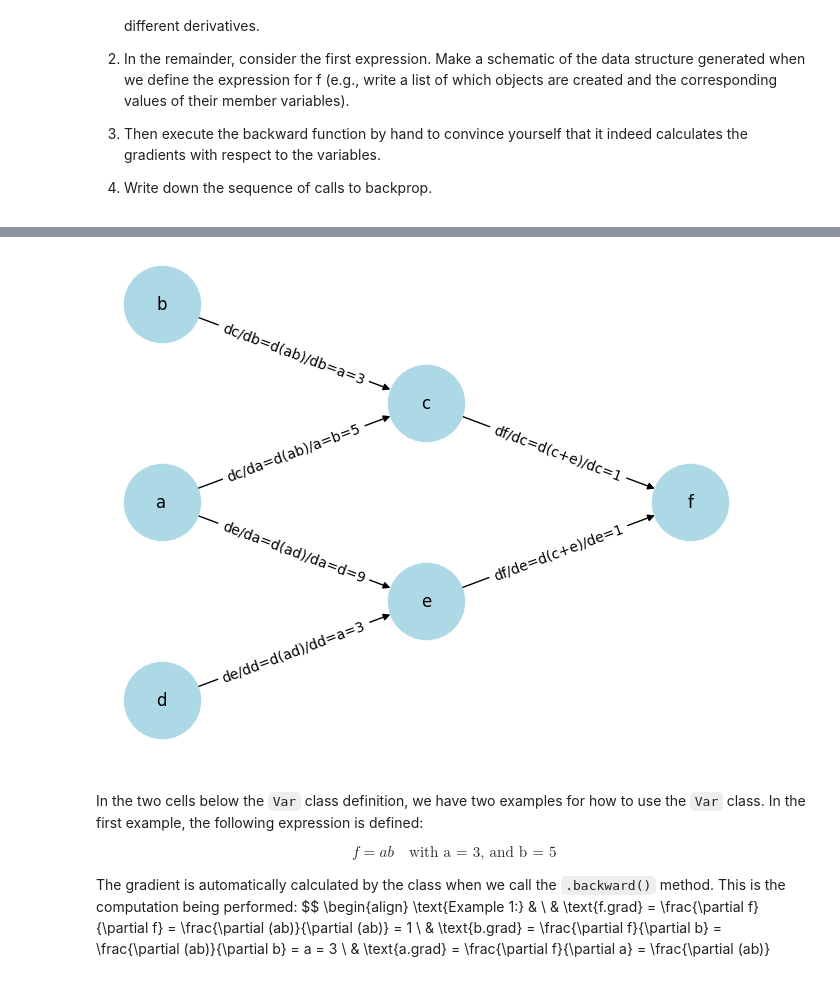
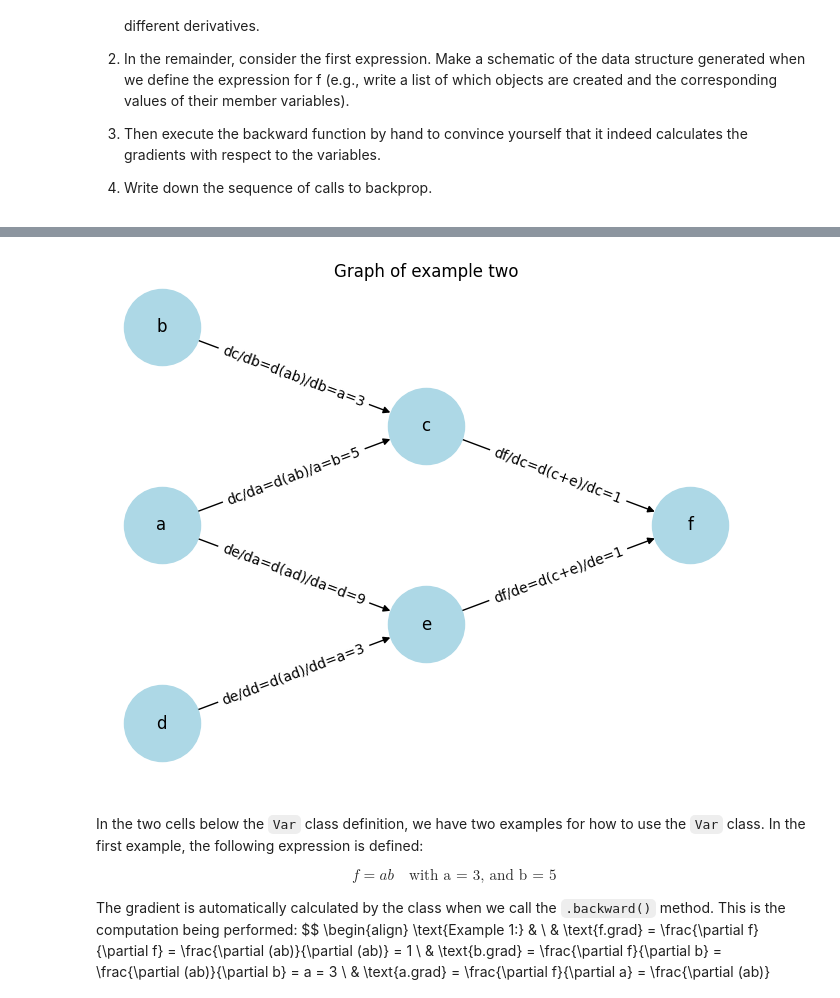
Before and after one commit to P1N60/deep_learning_course, a Jupyter notebook: assignment1/DL_AutoDiff_Nanograd.ipynb, the cells around one changed output, grey strips where cells are left out. Drawn from its saved outputs; the diff is of its cells as text; code cells hidden in the pictures.

```diff
--- a/assignment1/DL_AutoDiff_Nanograd.ipynb
+++ b/assignment1/DL_AutoDiff_Nanograd.ipynb
@@ -165,34 +192,35 @@ plt.show()
 G = nx.DiGraph()
 
 # Add edges with labels
 G.add_edge('a', 'c', label='dc/da=d(ab)/a=b=5')
 G.add_edge('b', 'c', label='dc/db=d(ab)/db=a=3')
 G.add_edge('a', 'e', label='de/da=d(ad)/da=d=9')
 G.add_edge('d', 'e', label='de/dd=d(ad)/dd=a=3')
 G.add_edge('c', 'f', label='df/dc=d(c+e)/dc=1')
 G.add_edge('e', 'f', label='df/de=d(c+e)/de=1')
 
 # Manually define positions for a tree layout
 pos = {
     'a': (0, 0),
     'b': (0, 2),
     'c': (1, 1),
     'd': (0, -2),
     'e': (1, -1),
     'f': (2, 0)
 }
 
 # Draw the graph nodes and edges
 nx.draw(G, pos, with_labels=True, node_shape='o', node_size=3000, node_color='lightblue', arrows=True)
 
 # Draw edge labels
 edge_labels = nx.get_edge_attributes(G, 'label')
 nx.draw_networkx_edge_labels(G, pos, edge_labels=edge_labels)
 
 # Show the plot
+plt.title("Graph of example two")
 plt.show()
 # %% [output]
-[figure, old version]
+[figure, new version]
 # %% [markdown]
 <br> In the two cells below the `Var` class definition, we have two examples for how to use the `Var` class. In the first example, the following expression is defined:
 $$
```
Also changed, not shown: parts of 2 cells of this notebook.
